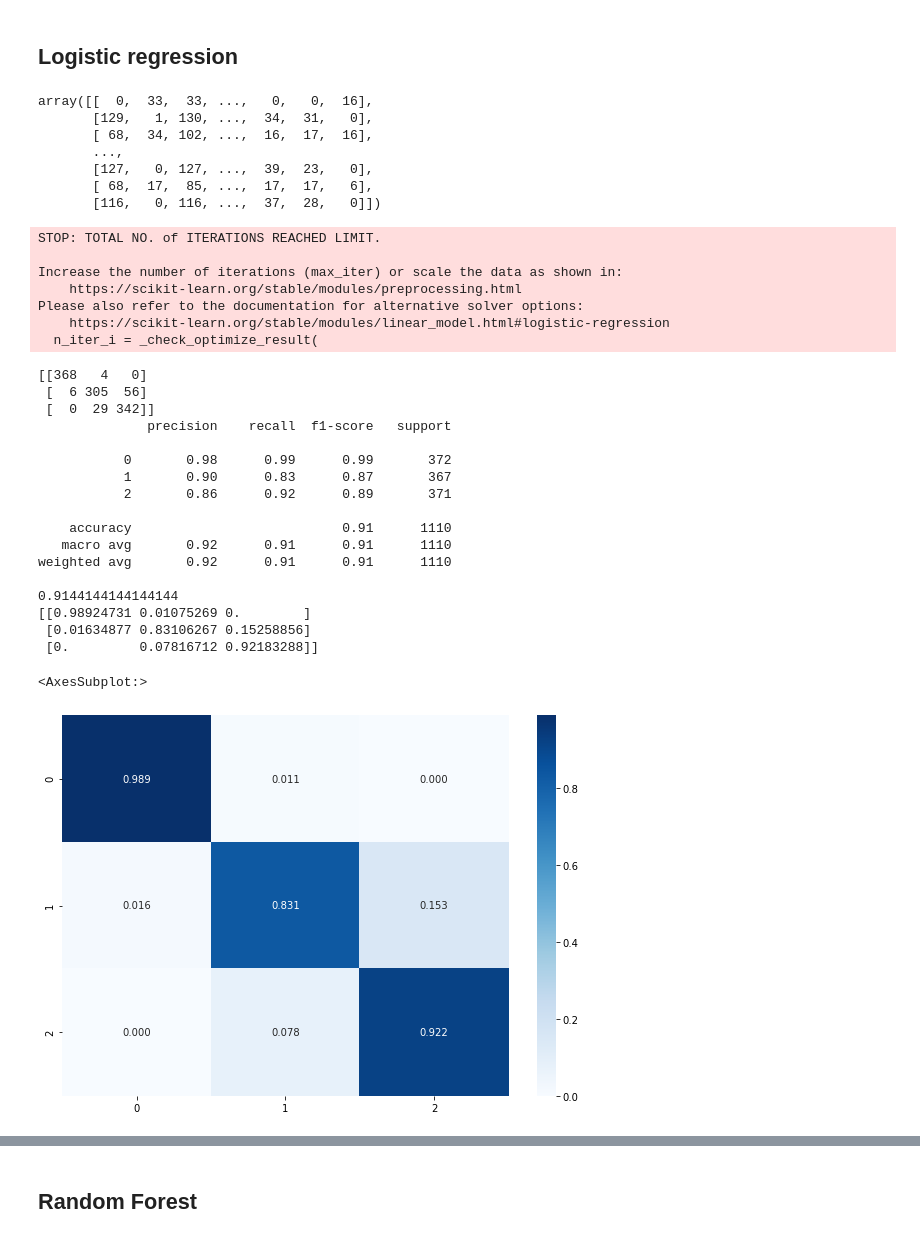
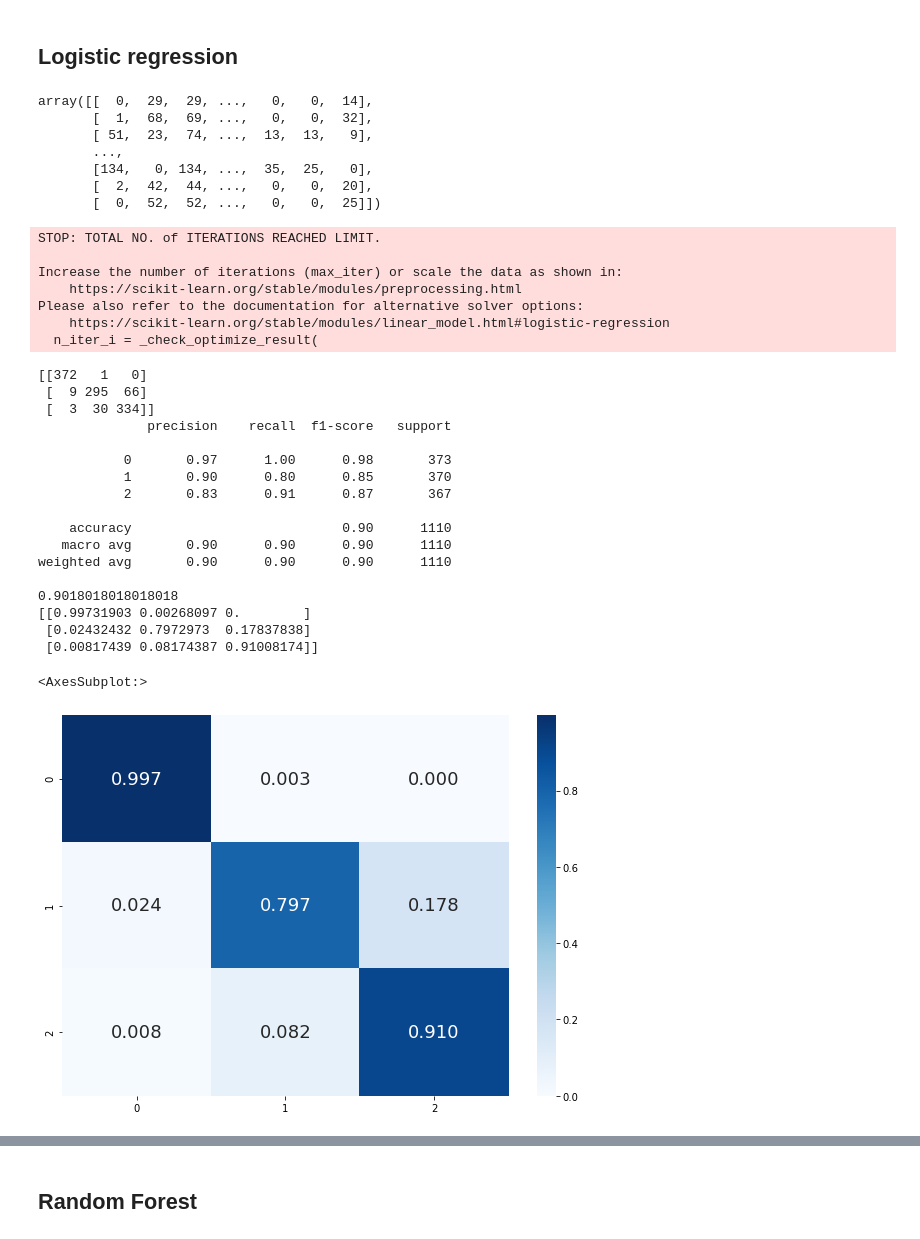
Before and after one commit to OrangeFrog210/COMP402-565Project, a Jupyter notebook: COMP402-12-features-ver5.ipynb, the cells around one changed output, grey strips where cells are left out. Drawn from its saved outputs; the diff is of its cells as text; code cells hidden in the pictures.

```diff
--- a/COMP402-12-features-ver5.ipynb
+++ b/COMP402-12-features-ver5.ipynb
@@ -123,8 +123,8 @@ False
 samples_list = ["HG00129", "HG00150", "HG00262","HG00615", "HG00672"]
 
 df = pd.DataFrame(columns=['locus', 'position', 'end', 'sample', "genotype", 'REF_grey_reads',
-       'ALT_grey_reads', 'TOTAL-grey_reads', 'REF_grey_reads_in_pair',
-       'ALT_grey_reads_in_pair', 'Total_grey_reads_in_pair', 'REF_bkpt_r', 'REF_bkpt_l',
+       'ALT_grey_reads', 'TOTAL_grey_reads', 'REF_grey_reads_in_pair',
+       'ALT_grey_reads_in_pair', 'Total_grey_reads_in_pair', 'REF_bkpt_l', 'REF_bkpt_r',
        'ALT_bkpt', 'REF_fragment_l', 'REF_fragment_r', 'ALT_fragment'])
 
 for sample in samples_list:
@@ -132,18 +132,18 @@ for sample in samples_list:
     f_features = "features0408/" + sample + "_features_0408.txt"
     # print(f_features)
     colnames = ["locus",
-                  "REF_grey_reads", "ALT_grey_reads", "TOTAL-grey_reads" ,
+                  "REF_grey_reads", "ALT_grey_reads", "TOTAL_grey_reads" ,
                   'REF_grey_reads_in_pair', 'ALT_grey_reads_in_pair', 'Total_grey_reads_in_pair',
-                  "REF_bkpt_r", "REF_bkpt_l", "ALT_bkpt",
+                  'REF_bkpt_l', 'REF_bkpt_r', "ALT_bkpt",
                   "REF_fragment_l", "REF_fragment_r", "ALT_fragment"]
     df_f = pd.read_csv(f_features, sep=',', names=colnames)
     df_f[["locus", "position"]] = df_f["locus"].str.split(":", 1, expand=True)
 
     #Move last column to first column
     new_cols =  ["locus", "position",
-                      "REF_grey_reads", "ALT_grey_reads", "TOTAL-grey_reads" ,
+                      "REF_grey_reads", "ALT_grey_reads", "TOTAL_grey_reads" ,
                       'REF_grey_reads_in_pair', 'ALT_grey_reads_in_pair', 'Total_grey_reads_in_pair',
-                      "REF_bkpt_r", "REF_bkpt_l", "ALT_bkpt",
+                      'REF_bkpt_l', 'REF_bkpt_r', "ALT_bkpt",
                       "REF_fragment_l", "REF_fragment_r", "ALT_fragment"]
     df_f = df_f.reindex(columns=new_cols)
 
@@ -153,9 +153,9 @@ for sample in samples_list:
     df_f[["position", "end"]] = df_f["position"].str.split("-", 1, expand=True)
     #Move last column to first column
     new_cols =  ["locus", "position", "end",
-                      "REF_grey_reads", "ALT_grey_reads", "TOTAL-grey_reads" ,
+                      "REF_grey_reads", "ALT_grey_reads", "TOTAL_grey_reads" ,
                       'REF_grey_reads_in_pair', 'ALT_grey_reads_in_pair', 'Total_grey_reads_in_pair',
-                      "REF_bkpt_r", "REF_bkpt_l", "ALT_bkpt",
+                      'REF_bkpt_l', 'REF_bkpt_r', "ALT_bkpt",
                       "REF_fragment_l", "REF_fragment_r", "ALT_fragment"]
     df_f = df_f.reindex(columns=new_cols)
 
@@ -188,9 +188,9 @@ for sample in samples_list:
     print(df_g_f)
 
     df_sample = df_g_f[['locus', 'position', 'end', sample,
-    'REF_grey_reads','ALT_grey_reads', 'TOTAL-grey_reads',
+    'REF_grey_reads','ALT_grey_reads', 'TOTAL_grey_reads',
     'REF_grey_reads_in_pair', 'ALT_grey_reads_in_pair', 'Total_grey_reads_in_pair',
-    'REF_bkpt_r', 'REF_bkpt_l','ALT_bkpt',
+    'REF_bkpt_l', 'REF_bkpt_r','ALT_bkpt',
     'REF_fragment_l', 'REF_fragment_r', 'ALT_fragment', 'sample']]
     df_sample = df_sample.rename(columns={sample:'genotype'})
     df_sample["genotype"] = df_sample["genotype"].astype(int)
@@ -198,9 +198,9 @@ for sample in samples_list:
     #print(df_sample)
 
     df_balanced = pd.DataFrame(columns=['locus', 'position', 'end', 'sample', 'genotype',
-        'REF_grey_reads','ALT_grey_reads', 'TOTAL-grey_reads',
+        'REF_grey_reads','ALT_grey_reads', 'TOTAL_grey_reads',
         'REF_grey_reads_in_pair', 'ALT_grey_reads_in_pair', 'Total_grey_reads_in_pair',
-        'REF_bkpt_r', 'REF_bkpt_l','ALT_bkpt', 'REF_fragment_l', 'REF_fragment_r', 'ALT_fragment'])
+        'REF_bkpt_l', 'REF_bkpt_r','ALT_bkpt', 'REF_fragment_l', 'REF_fragment_r', 'ALT_fragment'])
     for i in range(3):
         # df_sampled = df[df["genotype"] == i].sample(n=3)
         df_balanced = pd.concat([df_balanced, df_sample[df_sample["genotype"] == i].sample(n=370)]) ## Change 400 as necessary
@@ -333,13 +297,13 @@ X_train, X_test, y_train, y_test = train_test_split(
                         X, y, test_size=0.2)
 X_train
 # %% [output]
-array([[  0,  33,  33, ...,   0,   0,  16],
-       [129,   1, 130, ...,  34,  31,   0],
-       [ 68,  34, 102, ...,  16,  17,  16],
+array([[  0,  29,  29, ...,   0,   0,  14],
+       [  1,  68,  69, ...,   0,   0,  32],
+       [ 51,  23,  74, ...,  13,  13,   9],
        ...,
-       [127,   0, 127, ...,  39,  23,   0],
-       [ 68,  17,  85, ...,  17,  17,   6],
-       [116,   0, 116, ...,  37,  28,   0]])
+       [134,   0, 134, ...,  35,  25,   0],
+       [  2,  42,  44, ...,   0,   0,  20],
+       [  0,  52,  52, ...,   0,   0,  25]])
 # %%
 # To generate the same test set every time, set "random_state=42"
 # Normalizing data
@@ -362,33 +326,33 @@ Please also refer to the documentation for alternative solver options:
 # %%
 cnf_mtx = confusion_matrix(y_test,y_pred)
 print(cnf_mtx)
 print(classification_report(y_test,y_pred))
 print(accuracy_score(y_test, y_pred))
 
 norm_conf_mtx = cnf_mtx / cnf_mtx.sum(axis=1, keepdims=True)
 print(norm_conf_mtx)
 df_cm = pd.DataFrame(norm_conf_mtx)
 plt.figure(figsize = (10,7))
-sns.heatmap(df_cm, annot=True, fmt='.3f', cmap="Blues")
+sns.heatmap(df_cm, annot=True, fmt='.3f', cmap="Blues", annot_kws={"size": 18})
 # %% [output]
-[[368   4   0]
- [  6 305  56]
- [  0  29 342]]
+[[372   1   0]
+ [  9 295  66]
+ [  3  30 334]]
               precision    recall  f1-score   support
 
-           0       0.98      0.99      0.99       372
-           1       0.90      0.83      0.87       367
-           2       0.86      0.92      0.89       371
+           0       0.97      1.00      0.98       373
+           1       0.90      0.80      0.85       370
+           2       0.83      0.91      0.87       367
 
-    accuracy                           0.91      1110
-   macro avg       0.92      0.91      0.91      1110
-weighted avg       0.92      0.91      0.91      1110
+    accuracy                           0.90      1110
+   macro avg       0.90      0.90      0.90      1110
+weighted avg       0.90      0.90      0.90      1110
 
-0.9144144144144144
-[[0.98924731 0.01075269 0.        ]
- [0.01634877 0.83106267 0.15258856]
- [0.         0.07816712 0.92183288]]
+0.9018018018018018
+[[0.99731903 0.00268097 0.        ]
+ [0.02432432 0.7972973  0.17837838]
+ [0.00817439 0.08174387 0.91008174]]
 <AxesSubplot:>
-[figure, old version]
+[figure, new version]
 # %%
 print(clf_logi.coef_)
```
Also changed, not shown: parts of 16 cells of this notebook.
